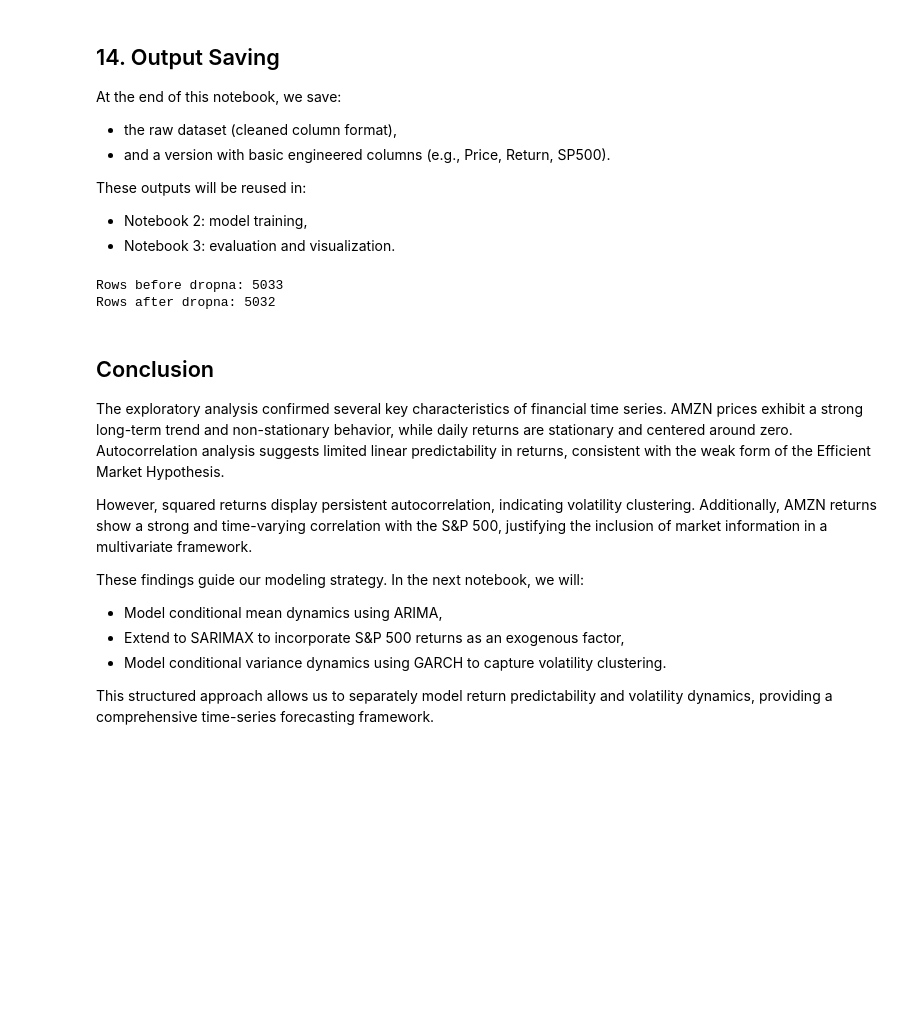
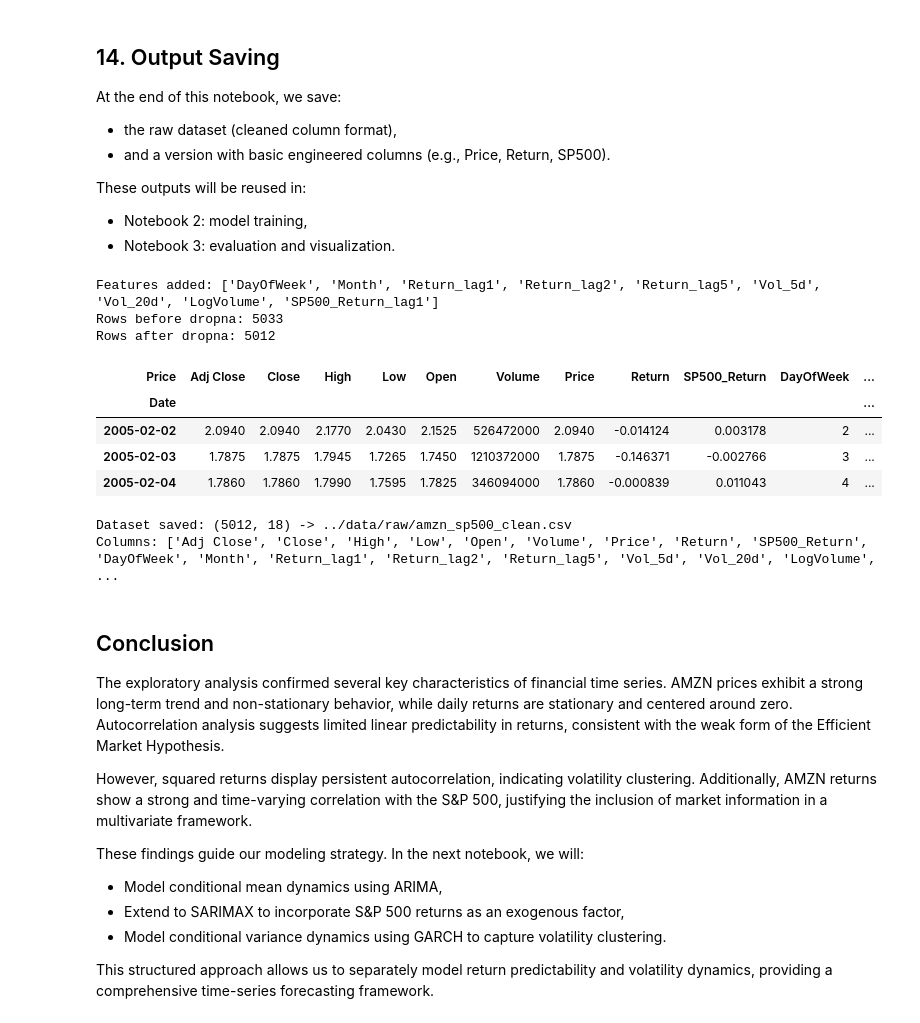
Before and after one commit to EdLac/stock-price-prediction-amazon, a Jupyter notebook: notebooks/01_data_download_and_eda.ipynb, the cells around one changed output. Saved outputs shown, nothing was run; the diff lists cells and outputs as text; code cells hidden in the pictures; blank space fills up the shorter version.

```diff
--- a/notebooks/01_data_download_and_eda.ipynb
+++ b/notebooks/01_data_download_and_eda.ipynb
@@ -714,14 +714,47 @@ These outputs will be reused in:
 # %%
 amazon["SP500_Return"] = sp500["Return"].reindex(amazon.index)
 
+# --- Calendar features (from Section 13 EDA) ---
+amazon["DayOfWeek"] = amazon.index.dayofweek          # 0=Monday ... 4=Friday
+amazon["Month"]     = amazon.index.month               # 1=January ... 12=December
+
+# --- Lagged return features (lag>=1 to avoid look-ahead) ---
+amazon["Return_lag1"] = amazon["Return"].shift(1)
+amazon["Return_lag2"] = amazon["Return"].shift(2)
+amazon["Return_lag5"] = amazon["Return"].shift(5)
+
+# --- Rolling volatility features (computed on past data only) ---
+amazon["Vol_5d"]  = amazon["Return"].shift(1).rolling(5).std()
+amazon["Vol_20d"] = amazon["Return"].shift(1).rolling(20).std()
+
+# --- Log-transformed volume ---
+amazon["LogVolume"] = np.log(amazon["Volume"].replace(0, np.nan))
+
+# --- SP500 lagged return ---
+amazon["SP500_Return_lag1"] = amazon["SP500_Return"].shift(1)
+
+features = ["DayOfWeek","Month","Return_lag1","Return_lag2","Return_lag5","Vol_5d","Vol_20d","LogVolume","SP500_Return_lag1"]
+print("Features added:", features)
 print("Rows before dropna:", len(amazon))
 amazon_sp500 = amazon.dropna()
 print("Rows after dropna:", len(amazon_sp500))
+amazon_sp500.head(3)
 # %% [output]
+Features added: ['DayOfWeek', 'Month', 'Return_lag1', 'Return_lag2', 'Return_lag5', 'Vol_5d', 'Vol_20d', 'LogVolume', 'SP500_Return_lag1']
 Rows before dropna: 5033
-Rows after dropna: 5032
+Rows after dropna: 5012
+| Price | Adj Close | Close | High | Low | Open | Volume | Price | Return | SP500_Return | DayOfWeek | ... |
+| Date |  |  |  |  |  |  |  |  |  |  | ... |
+| 2005-02-02 | 2.0940 | 2.0940 | 2.1770 | 2.0430 | 2.1525 | 526472000 | 2.0940 | -0.014124 | 0.003178 | 2 | ... |
+| 2005-02-03 | 1.7875 | 1.7875 | 1.7945 | 1.7265 | 1.7450 | 1210372000 | 1.7875 | -0.146371 | -0.002766 | 3 | ... |
+| 2005-02-04 | 1.7860 | 1.7860 | 1.7990 | 1.7595 | 1.7825 | 346094000 | 1.7860 | -0.000839 | 0.011043 | 4 | ... |
 # %%
 amazon_sp500.to_csv("../data/raw/amzn_sp500_clean.csv")
+print(f"Dataset saved: {amazon_sp500.shape} -> ../data/raw/amzn_sp500_clean.csv")
+print("Columns:", list(amazon_sp500.columns))
+# %% [output]
+Dataset saved: (5012, 18) -> ../data/raw/amzn_sp500_clean.csv
+Columns: ['Adj Close', 'Close', 'High', 'Low', 'Open', 'Volume', 'Price', 'Return', 'SP500_Return', 'DayOfWeek', 'Month', 'Return_lag1', 'Return_lag2', 'Return_lag5', 'Vol_5d', 'Vol_20d', 'LogVolume', ...
 # %% [markdown]
 ## Conclusion
 
```
Also changed, not shown: parts of 4 cells of this notebook, 4 other files.
